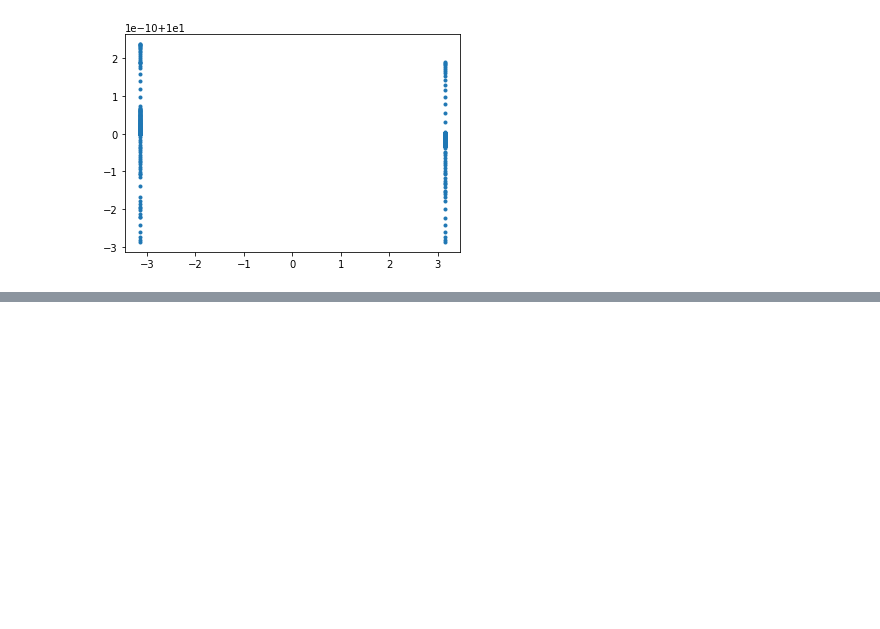
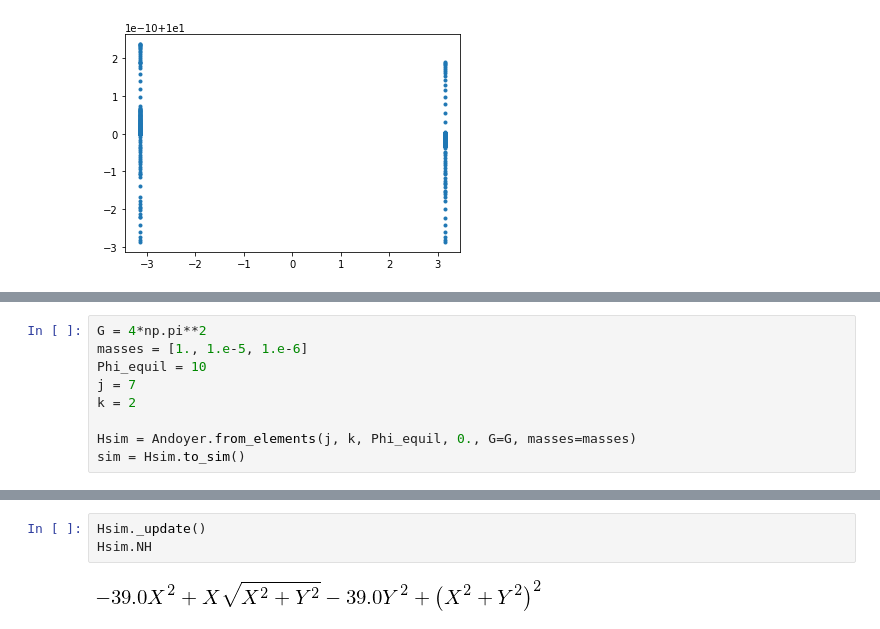
Before and after one commit to shadden/celmech, a Jupyter notebook: jupyter_examples/inversetransform.ipynb, the cells around one changed output, grey strips where cells are left out. Drawn from its saved outputs; the diff is of its cells as text; blank space fills up the shorter version.

```diff
--- a/jupyter_examples/inversetransform.ipynb
+++ b/jupyter_examples/inversetransform.ipynb
@@ -156,0 +164,9 @@ ax.plot(npwrap(symsol[1,:]), symsol[0,:], '.')
+# %%
+G = 4*np.pi**2
+masses = [1., 1.e-5, 1.e-6]
+Phi_equil = 10
+j = 7
+k = 2
+
+Hsim = Andoyer.from_elements(j, k, Phi_equil, 0., G=G, masses=masses)
+sim = Hsim.to_sim()
@@ -156,0 +223,5 @@ ax.plot(npwrap(symsol[1,:]), symsol[0,:], '.')
+# %%
+Hsim._update()
+Hsim.NH
+# %% [output]
+[figure, added]
```
Also changed, not shown: parts of 5 cells of this notebook, 2 other files.
